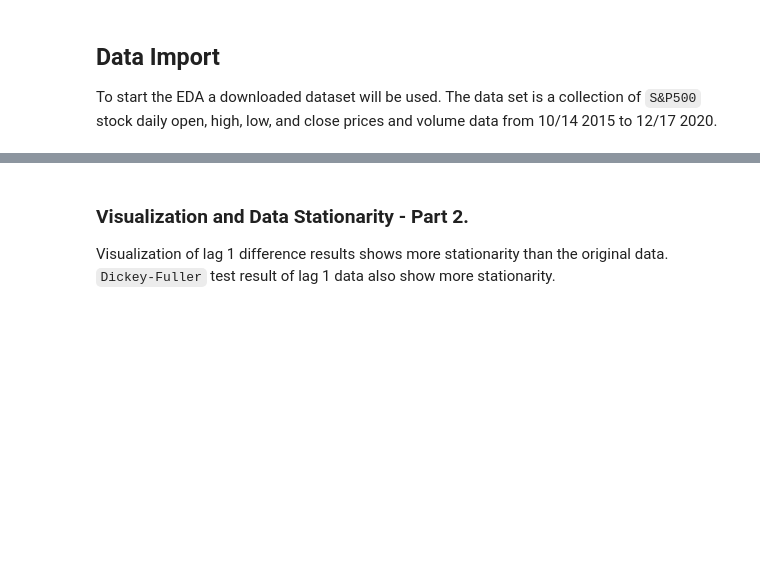
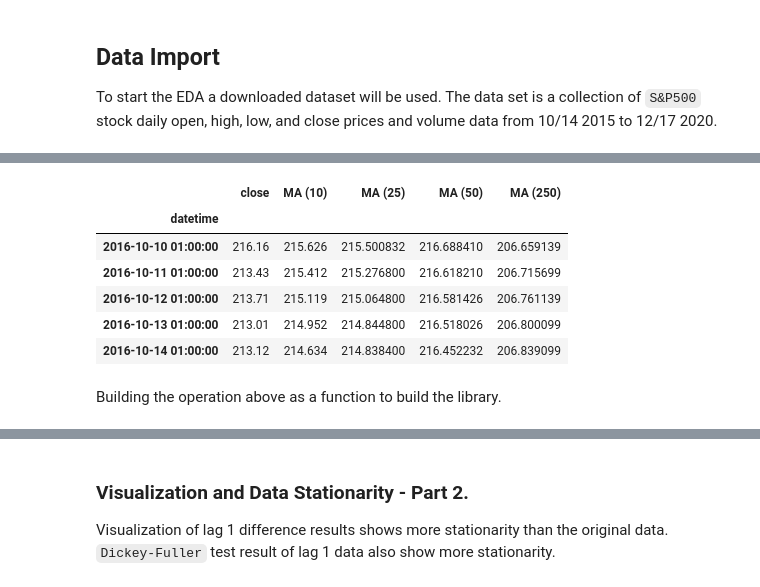
Before and after one commit to yunghanjeong/fitsnbits, a Jupyter notebook: notebooks/spy_stocks_eda.ipynb, the cells around one changed output, grey strips where cells are left out. Cells and saved outputs as stored; diff of their text form; code cells hidden in the pictures; blank space fills up the shorter version.

```diff
--- a/notebooks/spy_stocks_eda.ipynb
+++ b/notebooks/spy_stocks_eda.ipynb
@@ -86,10 +90,21 @@ For the analysis only the closing prices will be used. Rolling means can be calc
 # %%
 close_df = data_df.copy()
-rolling_days = [10, 25, 50, 250, 500]
+rolling_days = [10, 25, 50, 250]
 
 for rolling in rolling_days:
-    column = f"{rolling}_days_ma"
+    column = f"MA ({rolling})"
     close_df[column] = data_df.rolling(rolling).mean().close
 
 close_df.drop(columns=["high", "low", "open", "volume"], inplace=True)
 close_df.dropna(inplace=True)
+close_df.head()
+# %% [output]
+|  | close | MA (10) | MA (25) | MA (50) | MA (250) |
+| datetime |  |  |  |  |  |
+| 2016-10-10 01:00:00 | 216.16 | 215.626 | 215.500832 | 216.688410 | 206.659139 |
+| 2016-10-11 01:00:00 | 213.43 | 215.412 | 215.276800 | 216.618210 | 206.715699 |
+| 2016-10-12 01:00:00 | 213.71 | 215.119 | 215.064800 | 216.581426 | 206.761139 |
+| 2016-10-13 01:00:00 | 213.01 | 214.952 | 214.844800 | 216.518026 | 206.800099 |
+| 2016-10-14 01:00:00 | 213.12 | 214.634 | 214.838400 | 216.452232 | 206.839099 |
+# %% [markdown]
+Building the operation above as a function to build the library.
```
Also changed, not shown: parts of 35 cells of this notebook, 2 other files.
